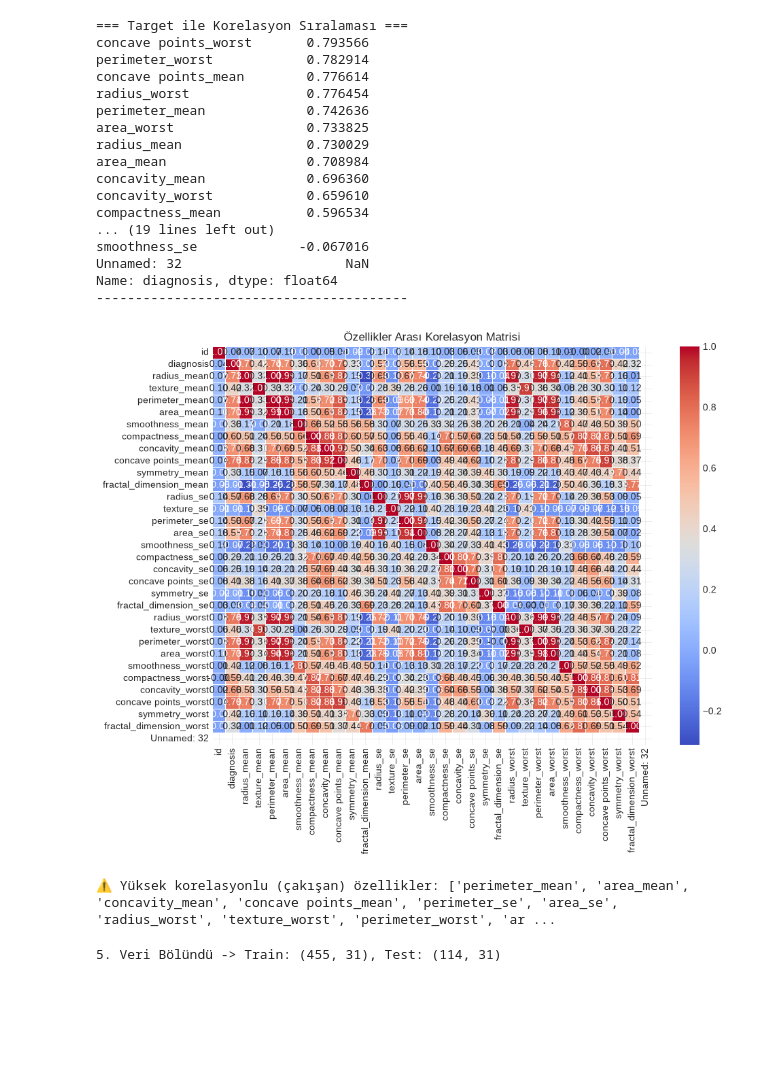
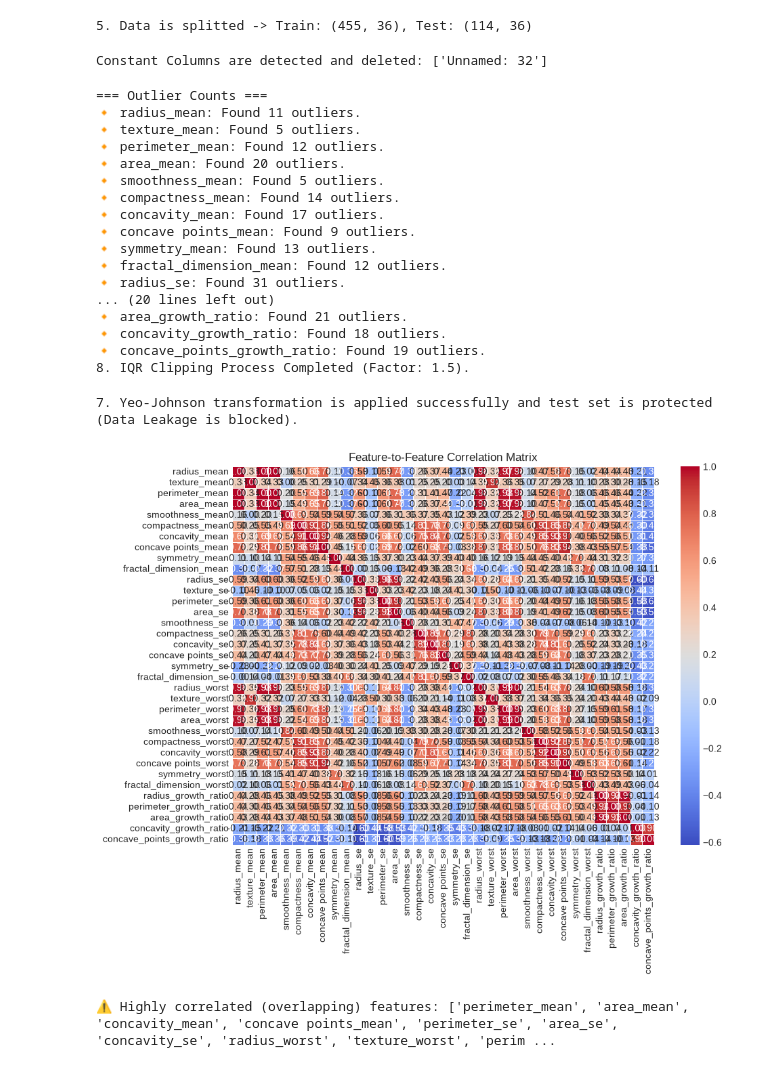
Before and after one commit to JibrilGY/FastApiProject, a Jupyter notebook: data_analysis/cancer_analysis.ipynb, the cells around one changed output. Drawn from its saved outputs; the diff is of its cells as text; code cells hidden in the pictures; blank space fills up the shorter version.

```diff
--- a/data_analysis/cancer_analysis.ipynb
+++ b/data_analysis/cancer_analysis.ipynb
@@ -78,31 +85,52 @@ plot_target_distribution(df, target_column)
+# %%
+# --- 4. Train - Test Split ---
+X = df.drop(columns=["diagnosis","id"])
+y = df["diagnosis"]
+X_train, X_test, y_train, y_test = train_test_split(X, y, test_size=0.2, random_state=42, stratify=y)
+print(f"\n5. Data is splitted -> Train: {X_train.shape}, Test: {X_test.shape}")
+# %% [output]
+5. Data is splitted -> Train: (455, 36), Test: (114, 36)
+# %%
+# --- 5. Clearing Constant Columns ---
+constant_cols = [col for col in X_train.columns if X_train[col].nunique() <= 1]
+
+if constant_cols:
+    print(f"Constant Columns are detected and deleted: {constant_cols}")
+    X_train = X_train.drop(columns=constant_cols)
+    X_test = X_test.drop(columns=constant_cols)
+else:
+    print("No Constant Columns Detected.")
+# %% [output]
+Constant Columns are detected and deleted: ['Unnamed: 32']
+# %%
+# --- 6. Outlier Detection and IQR Clipping ---
+X_train_clipped, X_test_clipped, outlier_summary = apply_iqr_clipping(X_train, X_test, numerical_cols)
+# %% [output]
+=== Outlier Counts ===
+🔸 radius_mean: Found 11 outliers.
+🔸 texture_mean: Found 5 outliers.
+🔸 perimeter_mean: Found 12 outliers.
+🔸 area_mean: Found 20 outliers.
+🔸 smoothness_mean: Found 5 outliers.
+🔸 compactness_mean: Found 14 outliers.
+🔸 concavity_mean: Found 17 outliers.
+🔸 concave points_mean: Found 9 outliers.
+🔸 symmetry_mean: Found 13 outliers.
+🔸 fractal_dimension_mean: Found 12 outliers.
+🔸 radius_se: Found 31 outliers.
+... (20 lines left out)
+🔸 area_growth_ratio: Found 21 outliers.
+🔸 concavity_growth_ratio: Found 18 outliers.
+🔸 concave_points_growth_ratio: Found 19 outliers.
+8. IQR Clipping Process Completed (Factor: 1.5).
+# %%
+# --- 7. Yeo Johnson for Skewness ---
+X_train_yeo, X_test_yeo, pt = apply_yeo_johnson(X_train_clipped, X_test_clipped)
+# %% [output]
+7. Yeo-Johnson transformation is applied successfully and test set is protected (Data Leakage is blocked).
 # %%
-# --- 4. Coefficient ve Correlation Eğrileri + Target İlişkisi ---
-target_corr, to_drop = analyze_feature_correlations(df, target_col="diagnosis")
+# --- 8. Feature Correlations Analyze ---
+target_corr, to_drop = analyze_feature_correlations(X_train_yeo, target_col="diagnosis")
 # %% [output]
+[figure, new version]
-=== Target ile Korelasyon Sıralaması ===
-concave points_worst       0.793566
-perimeter_worst            0.782914
-concave points_mean        0.776614
-radius_worst               0.776454
-perimeter_mean             0.742636
-area_worst                 0.733825
-radius_mean                0.730029
-area_mean                  0.708984
-concavity_mean             0.696360
-concavity_worst            0.659610
-compactness_mean           0.596534
-... (19 lines left out)
-smoothness_se             -0.067016
-Unnamed: 32                     NaN
-Name: diagnosis, dtype: float64
-----------------------------------------
+⚠️ Highly correlated (overlapping) features: ['perimeter_mean', 'area_mean', 'concavity_mean', 'concave points_mean', 'perimeter_se', 'area_se', 'concavity_se', 'radius_worst', 'texture_worst', 'perim ...
-[figure, old version]
-⚠️ Yüksek korelasyonlu (çakışan) özellikler: ['perimeter_mean', 'area_mean', 'concavity_mean', 'concave points_mean', 'perimeter_se', 'area_se', 'radius_worst', 'texture_worst', 'perimeter_worst', 'ar ...
-# %%
-# --- 5. Verinin Eğitim ve Test Olarak Ayrılması ---
-X = df.drop(columns=["diagnosis","id"])
-y = df["diagnosis"]
-X_train, X_test, y_train, y_test = train_test_split(X, y, test_size=0.2, random_state=42, stratify=y)
-print(f"\n5. Veri Bölündü -> Train: {X_train.shape}, Test: {X_test.shape}")
-# %% [output]
-5. Veri Bölündü -> Train: (455, 31), Test: (114, 31)
```
Also changed, not shown: parts of 14 cells of this notebook, 32 other files.
